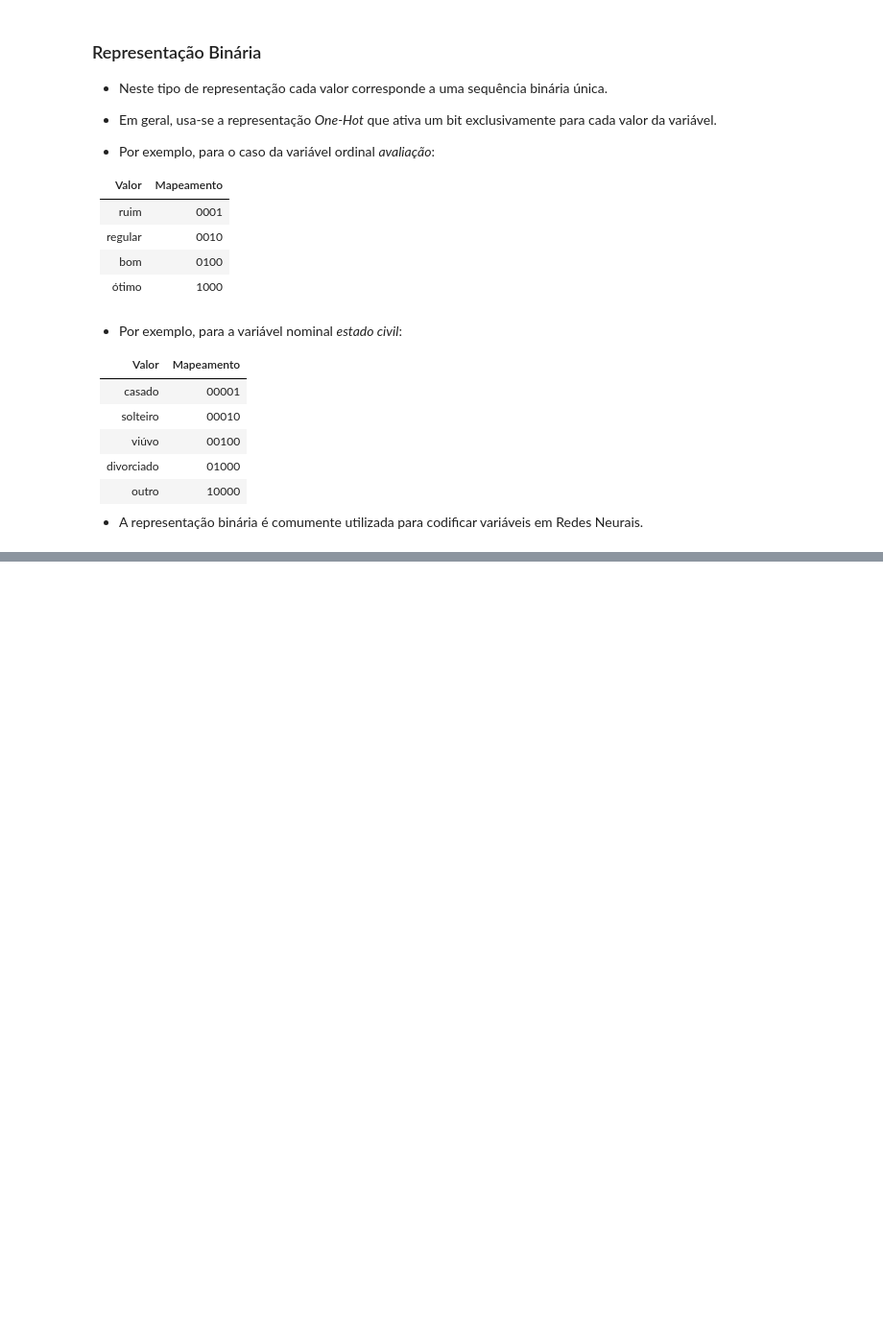
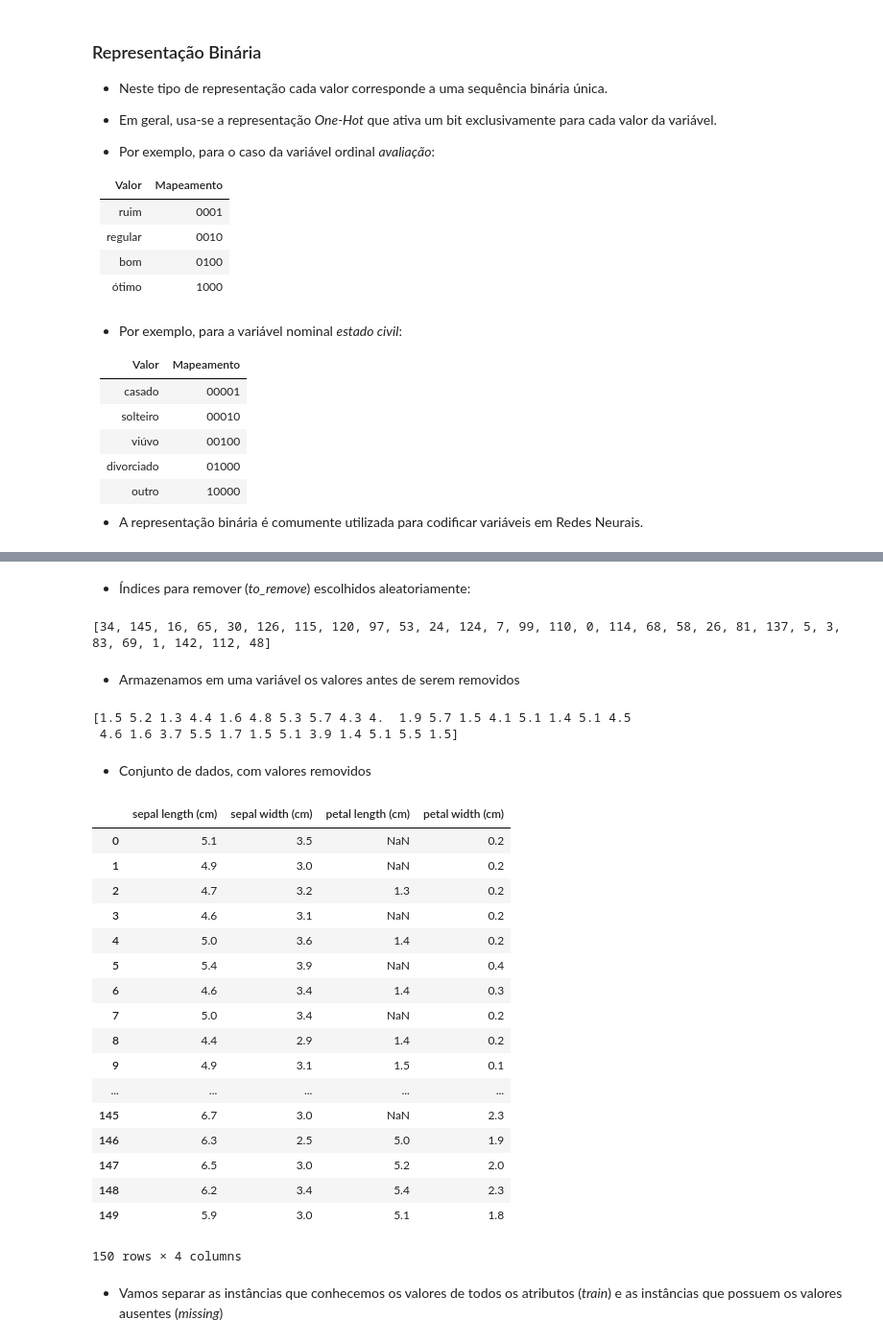
Before and after one commit to anfer86/teaching-datamining-lessons, a Jupyter notebook: aula03/preprocessamento.ipynb, the cells around one changed output, grey strips where cells are left out. Shown at 96% size. Cells and saved outputs as stored; diff of their text form; code cells hidden in the pictures; blank space fills up the shorter version.

```diff
--- a/aula03/preprocessamento.ipynb
+++ b/aula03/preprocessamento.ipynb
@@ -767,0 +769,3 @@ $$\frac{0.72-0.15}{0.72} = 0.79$$
+# %%
+data=pd.DataFrame(iris['data'], columns=iris['feature_names'], copy=True)
+data
@@ -767,0 +791,44 @@ $$\frac{0.72-0.15}{0.72} = 0.79$$
+# %% [markdown]
+- Índices para remover (*to_remove*) escolhidos aleatoriamente:
+# %%
+import random
+random.seed(1)
+to_remove = random.sample(range(0,150), 30)
+print(to_remove)
+# %% [output]
+[34, 145, 16, 65, 30, 126, 115, 120, 97, 53, 24, 124, 7, 99, 110, 0, 114, 68, 58, 26, 81, 137, 5, 3, 83, 69, 1, 142, 112, 48]
+# %% [markdown]
+- Armazenamos em uma variável os valores antes de serem removidos
+# %%
+missing_true = data.loc[to_remove,'petal length (cm)'].values
+print(missing_true)
+
+data.loc[to_remove,'petal length (cm)'] = None
+# %% [output]
+[1.5 5.2 1.3 4.4 1.6 4.8 5.3 5.7 4.3 4.  1.9 5.7 1.5 4.1 5.1 1.4 5.1 4.5
+ 4.6 1.6 3.7 5.5 1.7 1.5 5.1 3.9 1.4 5.1 5.5 1.5]
+# %% [markdown]
+- Conjunto de dados, com valores removidos
+# %%
+data
+# %% [output]
+|  | sepal length (cm) | sepal width (cm) | petal length (cm) | petal width (cm) |
+| 0 | 5.1 | 3.5 | NaN | 0.2 |
+| 1 | 4.9 | 3.0 | NaN | 0.2 |
+| 2 | 4.7 | 3.2 | 1.3 | 0.2 |
+| 3 | 4.6 | 3.1 | NaN | 0.2 |
+| 4 | 5.0 | 3.6 | 1.4 | 0.2 |
+| 5 | 5.4 | 3.9 | NaN | 0.4 |
+| 6 | 4.6 | 3.4 | 1.4 | 0.3 |
+| 7 | 5.0 | 3.4 | NaN | 0.2 |
+| 8 | 4.4 | 2.9 | 1.4 | 0.2 |
+| 9 | 4.9 | 3.1 | 1.5 | 0.1 |
+| ... | ... | ... | ... | ... |
+| 145 | 6.7 | 3.0 | NaN | 2.3 |
+| 146 | 6.3 | 2.5 | 5.0 | 1.9 |
+| 147 | 6.5 | 3.0 | 5.2 | 2.0 |
+| 148 | 6.2 | 3.4 | 5.4 | 2.3 |
+| 149 | 5.9 | 3.0 | 5.1 | 1.8 |
+150 rows × 4 columns
+# %% [markdown]
+- Vamos separar as instâncias que conhecemos os valores de todos os atributos (*train*) e as instâncias que possuem os valores ausentes (*missing*)
```
Also changed, not shown: parts of 59 cells of this notebook, 1 other file.
